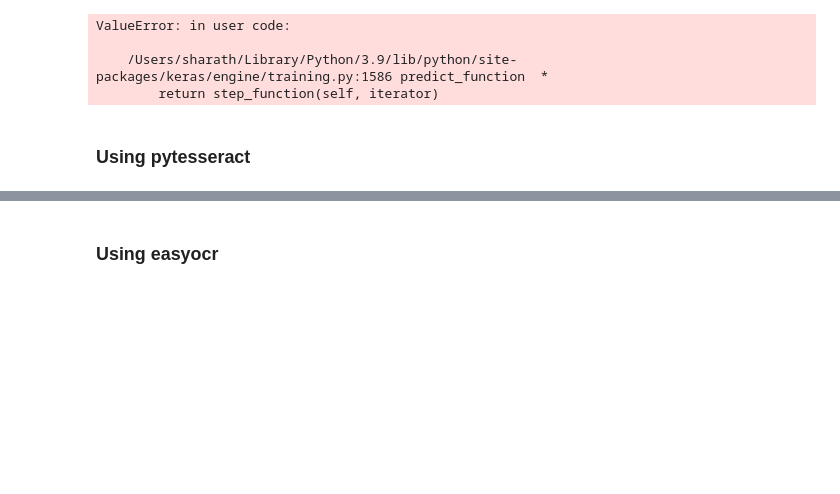
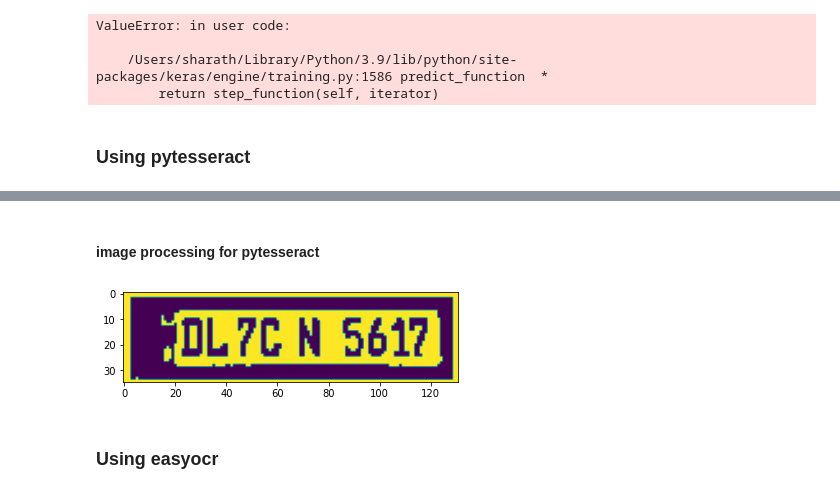
Before and after one commit to Sharath-v87/License-plate-detection, a Jupyter notebook: Licence detection - Tensorflow.ipynb, the cells around one changed output, grey strips where cells are left out. Drawn from its saved outputs; the diff is of its cells as text; code cells hidden in the pictures; blank space fills up the shorter version.

```diff
--- a/Licence detection - Tensorflow.ipynb
+++ b/Licence detection - Tensorflow.ipynb
@@ -336,3 +334,38 @@ print(lic)
+# %% [markdown]
+#### image processing for pytesseract
+# %%
+for idx,box in enumerate(boxes):
+    roi = box*[height,width,height,width]
+    region = image[int(roi[0]):int(roi[2]),int(roi[1]):int(roi[3])]
+    result = np.zeros(region.shape, dtype=np.uint8)
+    #hsv = cv2.cvtColor(region, cv2.COLOR_BGR2HSV)
+#     lower = np.array([0,0,0])
+#     upper = np.array([200,180,180])
+#     mask = cv2.inRange(hsv, lower, upper)
+    thres = cv2.cvtColor(region, cv2.COLOR_BGR2GRAY)
+    thres = thres.astype(np.uint8)
+    mask = cv2.threshold(thres, 0, 255, cv2.THRESH_BINARY | cv2.THRESH_OTSU)[1]
+
+    # Perform morph close and merge for 3-channel ROI extraction
+    kernel = cv2.getStructuringElement(cv2.MORPH_RECT, (3,3))
+    close = cv2.morphologyEx(mask, cv2.MORPH_CLOSE, kernel, iterations=1)
+    extract = cv2.merge([close,close,close])
+
+    # Find contours, filter using contour area, and extract using Numpy slicing
+    cnts = cv2.findContours(close, cv2.RETR_TREE, cv2.CHAIN_APPROX_SIMPLE)
+    cnts = cnts[0] if len(cnts) == 2 else cnts[1]
+    for c in cnts:
+        x,y,w,h = cv2.boundingRect(c)
+        area = w * h
+        if area < 5000 and area > 2500:
+            cv2.rectangle(image, (x, y), (x + w, y + h), (36,255,12), 3)
+            result[y:y+h, x:x+w] = extract[y:y+h, x:x+w]
+
+    # Invert image and throw into Pytesseract
+    invert = 255 - result
+    plt.imshow(mask)
+# %% [output]
+[figure, added]
 # %% [markdown]
 ### Using easyocr
 # %%
```
Also changed, not shown: parts of 26 cells of this notebook.
